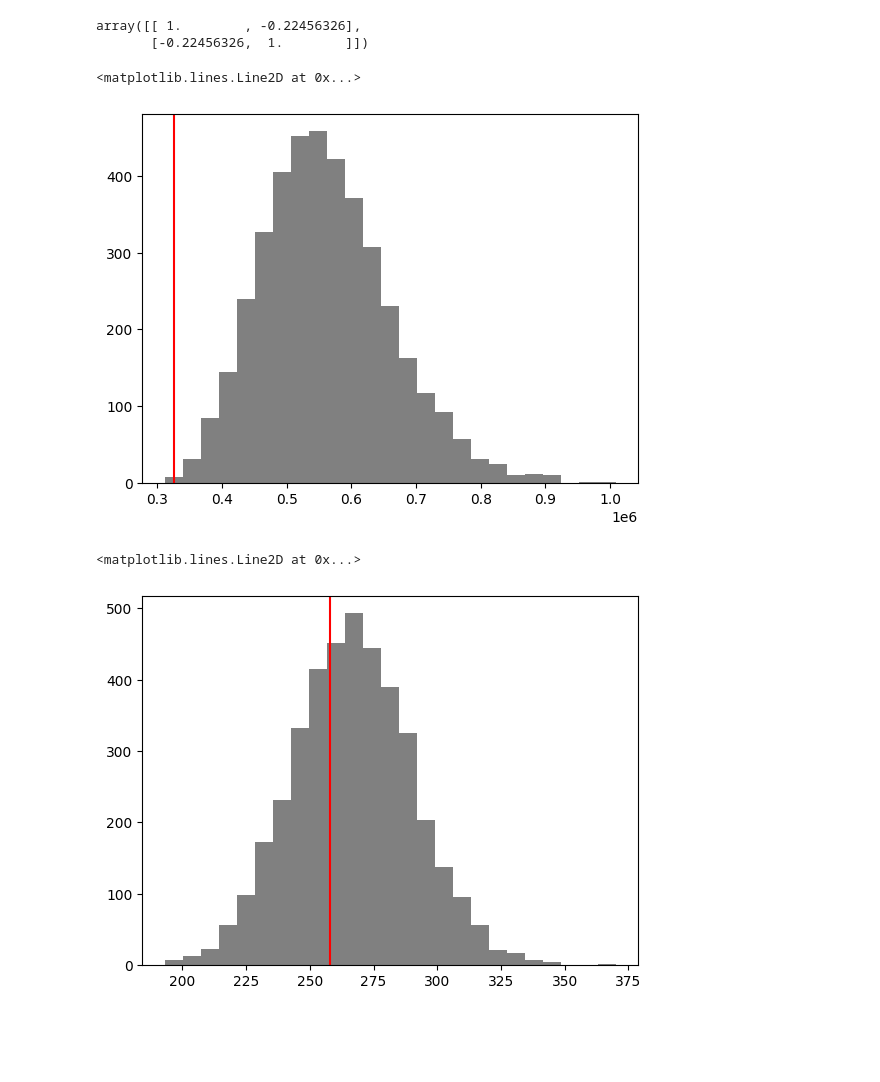
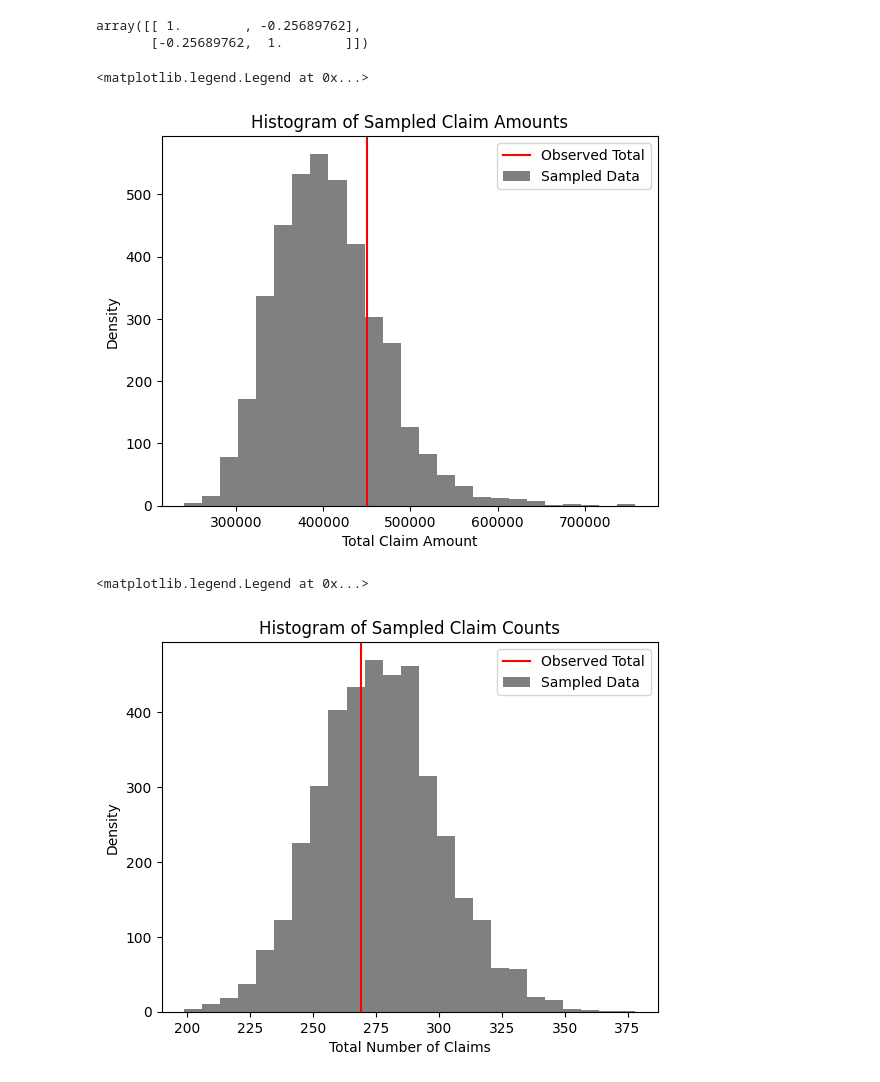
Before and after one commit to eadains/PythonBlogNotebooks, a Jupyter notebook: insurance_resampling.ipynb, the cells around one changed output. Cells and saved outputs as stored; diff of their text form; code cells hidden in the pictures; blank space fills up the shorter version.

Commit message:
Finished code for insurance resampling

```diff
--- a/insurance_resampling.ipynb
+++ b/insurance_resampling.ipynb
@@ -21,2 +17,0 @@ df_sample = df.sample(5000, seed=42)
-# %%
-model = stan.CmdStanModel(stan_file="./models/insurance_resampling.stan")
@@ -93,0 +18,22 @@ idata = az.from_cmdstanpy(
+# %%
+N = len(df_sample)
+E = df_sample["Exposure"].to_numpy()
+C = df_sample["ClaimNb"].to_numpy()
+S = df_sample["ClaimAmount"].to_numpy()
+
+with pm.Model() as model:
+    phi = pm.Exponential("phi", lam=1.0)
+    omega = pm.Exponential("omega", lam=1.0)
+
+    lam = pm.Exponential("lambda", lam=phi, shape=N)
+    mu = pm.Exponential("mu", lam=omega, shape=N)
+
+    c_obs = pm.Poisson("C", mu=E * lam, observed=C)
+
+    mask = S > 0
+    severity_rate = 1.0 / (mu[mask] * C[mask])
+    s_obs = pm.Exponential("S", lam=severity_rate, observed=S[mask])
+
+    trace = pm.sample(draws=1000, tune=1000, chains=4)
+    trace.extend(pm.sample_posterior_predictive(trace))
+    trace.extend(pm.compute_log_likelihood(trace))
@@ -101,26 +69,30 @@ array([[<Axes: title={'center': 'phi'}>, <Axes: title={'center': 'phi'}>],
 # %%
-np.corrcoef(df_sample["Exposure"], az.extract(idata, var_names=["lambda"]).var(axis=1))
+# We expect larger policies (higher exposure) to have lower variance in their claim frequency
+np.corrcoef(df_sample["Exposure"], az.extract(trace, var_names=["lambda"]).var(axis=1))
 # %% [output]
-array([[ 1.        , -0.22456326],
-       [-0.22456326,  1.        ]])
+array([[ 1.        , -0.25689762],
+       [-0.25689762,  1.        ]])
 # %%
-plt.hist(
-    az.extract(idata.posterior_predictive, var_names=["S_hat"]).sum(axis=0),
-    bins=25,
-    color="grey",
-)
+# Distribution of total severity fits with what we observe
+plt.hist(az.extract(trace.posterior_predictive, var_names=["S"]).sum(axis=0), bins=25, color="grey")
 plt.axvline(df_sample["ClaimAmount"].sum(), color="red")
+plt.xlabel("Total Claim Amount")
+plt.ylabel("Density")
+plt.title("Histogram of Sampled Claim Amounts")
+plt.legend(["Observed Total", "Sampled Data"])
 # %% [output]
-<matplotlib.lines.Line2D at 0x...>
+<matplotlib.legend.Legend at 0x...>
-[figure, old version]
+[figure, new version]
 # %%
-plt.hist(
-    az.extract(idata.posterior_predictive, var_names=["C_hat"]).sum(axis=0),
-    bins=25,
-    color="grey",
-)
+# Distribution of total claims fits with what we observe
+plt.hist(az.extract(trace.posterior_predictive, var_names=["C"]).sum(axis=0), bins=25, color="grey")
 plt.axvline(df_sample["ClaimNb"].sum(), color="red")
+
+plt.xlabel("Total Number of Claims")
+plt.ylabel("Density")
+plt.title("Histogram of Sampled Claim Counts")
+plt.legend(["Observed Total", "Sampled Data"])
 # %% [output]
-<matplotlib.lines.Line2D at 0x...>
+<matplotlib.legend.Legend at 0x...>
-[figure, old version]
+[figure, new version]
 # %%
```
Also changed, not shown: parts of 24 cells of this notebook.
